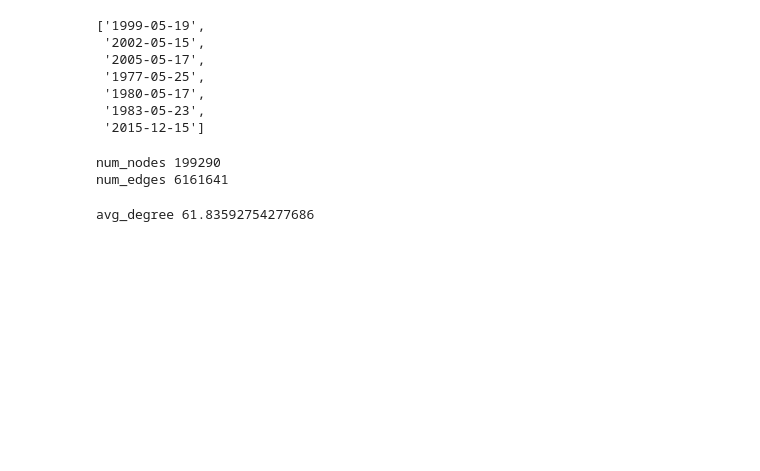
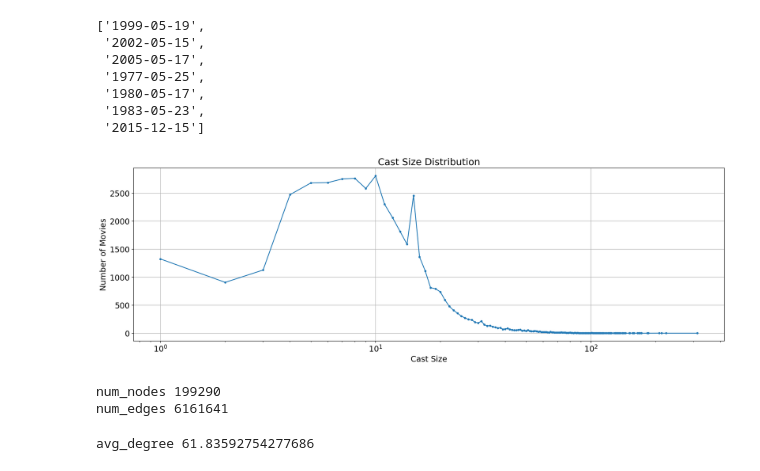
Before and after one commit to Mike-Val/COMP123-CW2, a Jupyter notebook: kaggle.ipynb, the cells around one changed output. Saved outputs shown, nothing was run; the diff lists cells and outputs as text; code cells hidden in the pictures; blank space fills up the shorter version.

```diff
--- a/kaggle.ipynb
+++ b/kaggle.ipynb
@@ -51,7 +51,22 @@ from itertools import combinations
 
 credits_movie = pd.merge(credits, movies, on='id', how='inner')
 
+credits_movie = credits_movie[credits_movie.cast.apply(lambda x: len(x)) > 0]
+
 credits_movie.to_pickle('data/kaggle/credits_movie.pkl')
+# %%
+cast_size = np.array(credits_movie.cast.apply(len))
+cast_pdf = np.unique(cast_size, return_counts=True)
+
+plt.figure(figsize=(20, 6))
+plt.semilogx(cast_pdf[0], cast_pdf[1], '.-')
+plt.xlabel('Cast Size')
+plt.ylabel('Number of Movies')
+plt.title('Cast Size Distribution')
+plt.grid()
+plt.show()
+# %% [output]
+[figure, added]
 # %%
 G = nx.Graph()
 
```
Also changed, not shown: 2 other files.
